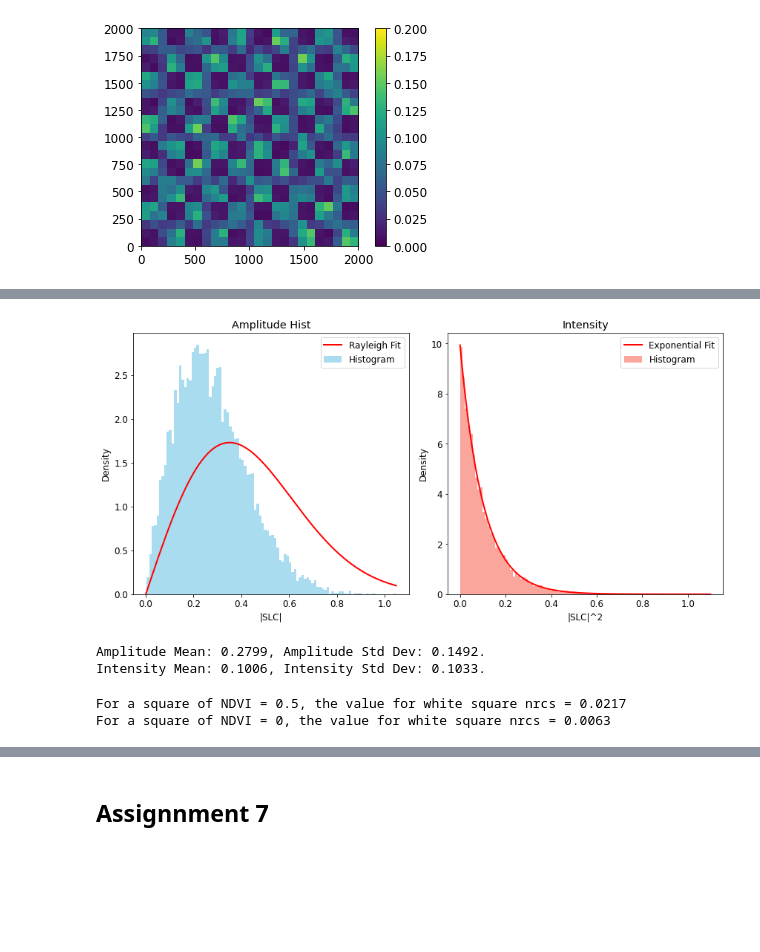
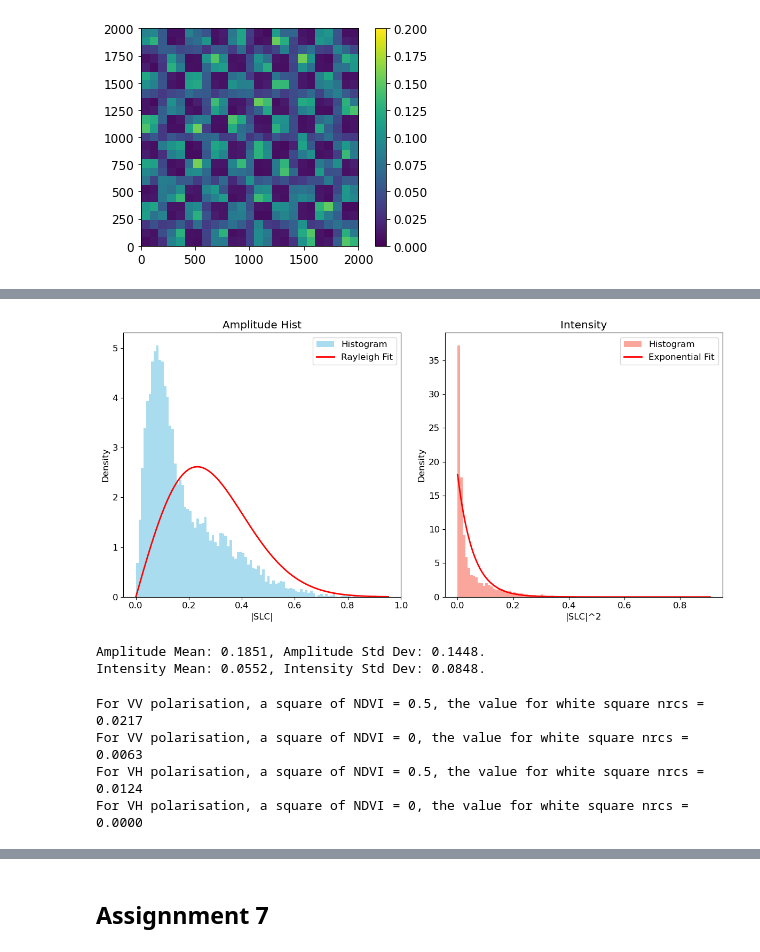
Before and after one commit to debnovalina/PPESO-Practical, a Jupyter notebook: Paco2.ipynb, the cells around one changed output, grey strips where cells are left out. Drawn from its saved outputs; the diff is of its cells as text; code cells hidden in the pictures; blank space fills up the shorter version.

```diff
--- a/Paco2.ipynb
+++ b/Paco2.ipynb
@@ -608,9 +608,9 @@ plot_intensity(intensity, 5, 20)
 # %%
-plot_hist_Rayl_exp(0.1, shape, 1, 4)
+plot_hist_Rayl_exp(ex_nrcs, shape, 1, 4)
 # %% [output]
-[figure, old version]
+[figure, new version]
-Amplitude Mean: 0.2799, Amplitude Std Dev: 0.1492.
-Intensity Mean: 0.1006, Intensity Std Dev: 0.1033.
+Amplitude Mean: 0.1851, Amplitude Std Dev: 0.1448.
+Intensity Mean: 0.0552, Intensity Std Dev: 0.0848.
 # %%
 # Calculate NRCS VV
 real3a,imag3a = soil_dialectric (temp, f_0, 0.1, sand_frac, clay_frac)
@@ -627,21 +627,28 @@ def sigma_total_aka_nrcs(real3a, hh40a, vv40a, NDVI, theta):
     V = NDVI
 
     T_VV = np.exp (-2*B_VV*V*(1/np.cos(theta)))
-    #T_VH = np.exp (-2*B_VH*V*(1/np.cos(theta)))
+    T_VH = np.exp (-2*B_VH*V*(1/np.cos(theta)))
 
     sigma_veg_VV40 = A_VV * V * np.cos (theta) * (1-T_VV)
-    #sigma_veg_VH40 = A_VH * V * np.cos (theta) * (1-T_VH)
+    sigma_veg_VH40 = A_VH * V * np.cos (theta) * (1-T_VH)
 
     sigma_vv40_1 = sigma_veg_VV40 + T_VV * vv40a
-    #sigma_vh40_1 = sigma_veg_VH40 + T_VH * vh40
+    sigma_vh40_1 = sigma_veg_VH40 + T_VH * vh40
 
-    return sigma_vv40_1
+    return sigma_vv40_1, sigma_vh40_1
 
-nrcs_ndvi_05 = sigma_total_aka_nrcs(real3a, hh40a, vv40a, 0.5, theta) # White
-nrcs_ndvi_0 = sigma_total_aka_nrcs(real3a, hh40a, vv40a, 0, theta) # Black
+vvnrcs_ndvi_05,_ = sigma_total_aka_nrcs(real3a, hh40a, vv40a, 0.5, theta) # White
+_,vhnrcs_ndvi_05 = sigma_total_aka_nrcs(real3a, hh40a, vv40a, 0.5, theta) # White
+vvnrcs_ndvi_0,_ = sigma_total_aka_nrcs(real3a, hh40a, vv40a, 0, theta) # Black
+_,vhnrcs_ndvi_0 = sigma_total_aka_nrcs(real3a, hh40a, vv40a, 0, theta)
 
-print(f'For a square of NDVI = 0.5, the value for white square nrcs = {nrcs_ndvi_05:.4f}')
-print(f'For a square of NDVI = 0, the value for white square nrcs = {nrcs_ndvi_0:.4f}')
+print(f'For VV polarisation, a square of NDVI = 0.5, the value for white square nrcs = {vvnrcs_ndvi_05:.4f}')
+print(f'For VV polarisation, a square of NDVI = 0, the value for black square nrcs = {vvnrcs_ndvi_0:.4f}')
+
+print(f'For VH polarisation, a square of NDVI = 0.5, the value for white square nrcs = {vhnrcs_ndvi_05:.4f}')
+print(f'For VH polarisation, a square of NDVI = 0, the value for black square nrcs = {vhnrcs_ndvi_0:.4f}')
 # %% [output]
-For a square of NDVI = 0.5, the value for white square nrcs = 0.0217
-For a square of NDVI = 0, the value for white square nrcs = 0.0063
+For VV polarisation, a square of NDVI = 0.5, the value for white square nrcs = 0.0217
+For VV polarisation, a square of NDVI = 0, the value for white square nrcs = 0.0063
+For VH polarisation, a square of NDVI = 0.5, the value for white square nrcs = 0.0124
+For VH polarisation, a square of NDVI = 0, the value for white square nrcs = 0.0000
```
Also changed, not shown: parts of 6 cells of this notebook.
